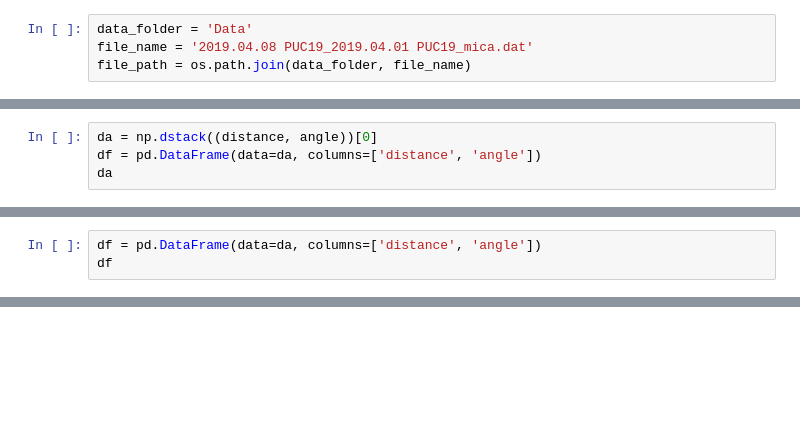
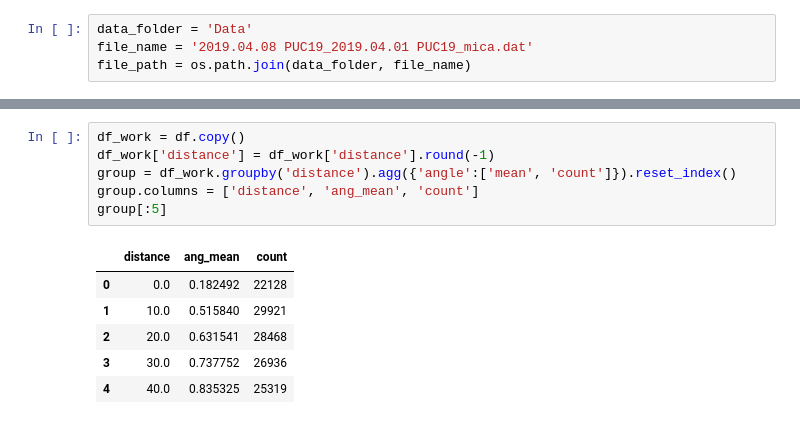
Before and after one commit to Sk0tch/EZ_persistence_length, a Jupyter notebook: Untitled.ipynb, the cells around one changed output, grey strips where cells are left out. Cells and saved outputs as stored; diff of their text form; blank space fills up the shorter version.

```diff
--- a/Untitled.ipynb
+++ b/Untitled.ipynb
@@ -147,4 +148,0 @@ df_final
-# %%
-da = np.dstack((distance, angle))[0]
-df = pd.DataFrame(data=da, columns=['distance', 'angle'])
-da
@@ -169,3 +148,0 @@ array([[[7.94830309e+00, 1.49011612e-08],
-# %%
-df = pd.DataFrame(data=da, columns=['distance', 'angle'])
-df
@@ -196,0 +149,13 @@ px.line(df, x='n', y='avg_cos')
+# %%
+df_work = df.copy()
+df_work['distance'] = df_work['distance'].round(-1)
+group = df_work.groupby('distance').agg({'angle':['mean', 'count']}).reset_index()
+group.columns = ['distance', 'ang_mean', 'count']
+group[:5]
+# %% [output]
+|  | distance | ang_mean | count |
+| 0 | 0.0 | 0.182492 | 22128 |
+| 1 | 10.0 | 0.515840 | 29921 |
+| 2 | 20.0 | 0.631541 | 28468 |
+| 3 | 30.0 | 0.737752 | 26936 |
+| 4 | 40.0 | 0.835325 | 25319 |
```
Also changed, not shown: parts of 16 cells of this notebook, 4 other files.
